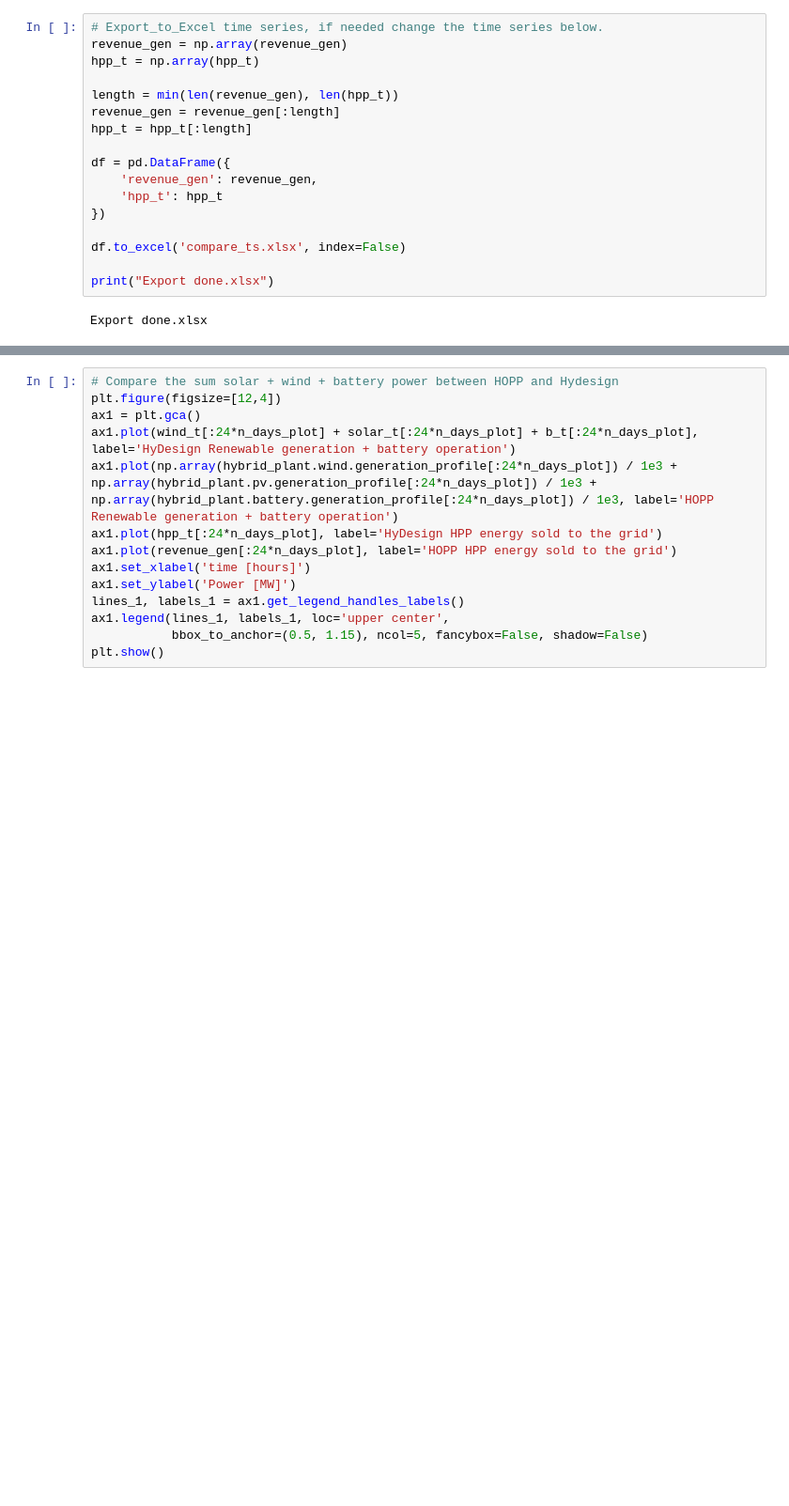
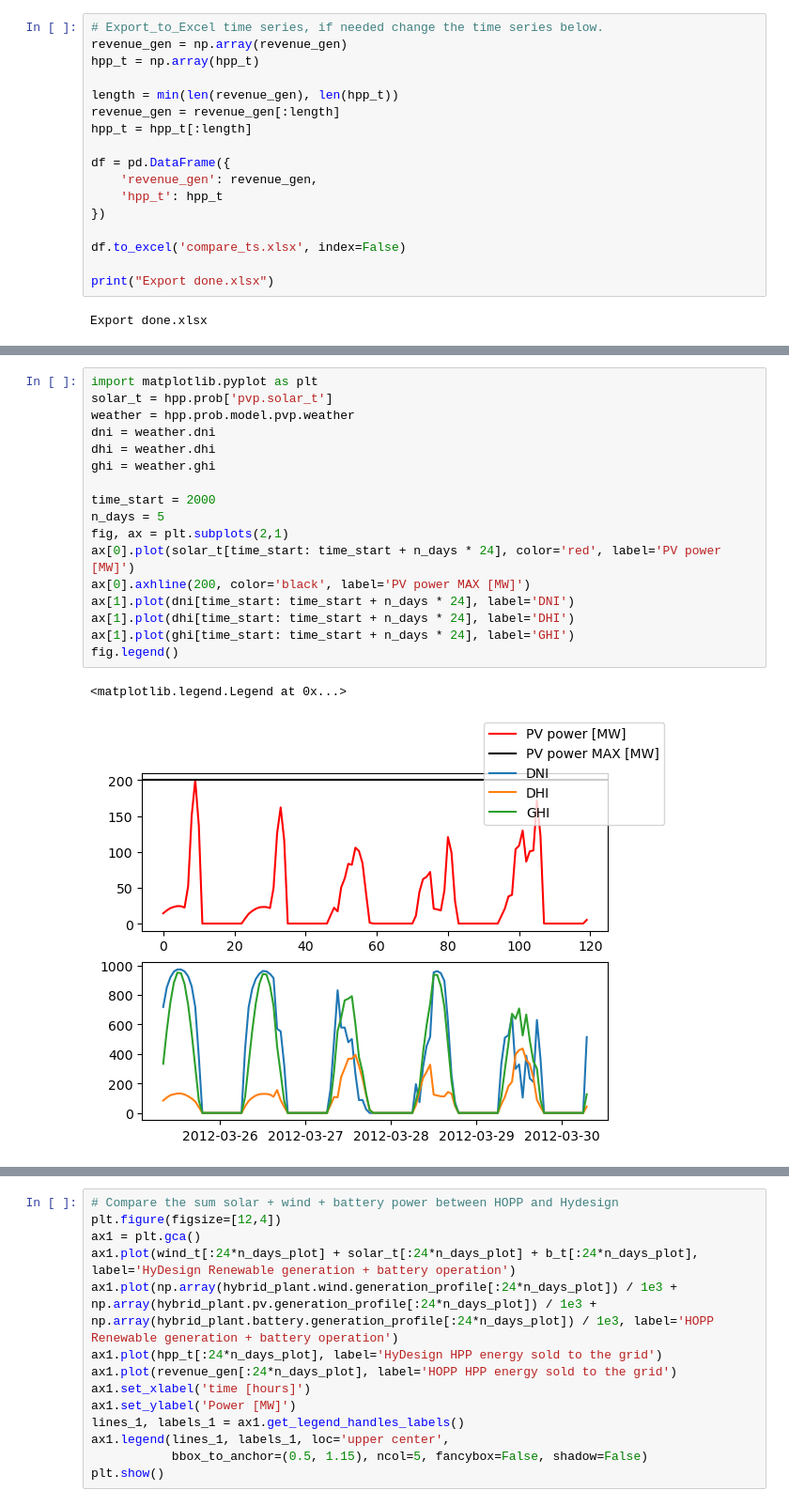
Before and after one commit to IEAWindTask50/tool-benchmarking, a Jupyter notebook: North_America/Texas/texas_case.ipynb, the cells around one changed output, grey strips where cells are left out. Shown at 94% size. Saved outputs shown, nothing was run; the diff lists cells and outputs as text; blank space fills up the shorter version.

```diff
--- a/North_America/Texas/texas_case.ipynb
+++ b/North_America/Texas/texas_case.ipynb
@@ -255,0 +397,20 @@ plt.show()
+# %%
+import matplotlib.pyplot as plt
+solar_t = hpp.prob['pvp.solar_t']
+weather = hpp.prob.model.pvp.weather
+dni = weather.dni
+dhi = weather.dhi
+ghi = weather.ghi
+
+time_start = 2000
+n_days = 5
+fig, ax = plt.subplots(2,1)
+ax[0].plot(solar_t[time_start: time_start + n_days * 24], color='red', label='PV power [MW]')
+ax[0].axhline(200, color='black', label='PV power MAX [MW]')
+ax[1].plot(dni[time_start: time_start + n_days * 24], label='DNI')
+ax[1].plot(dhi[time_start: time_start + n_days * 24], label='DHI')
+ax[1].plot(ghi[time_start: time_start + n_days * 24], label='GHI')
+fig.legend()
+# %% [output]
+<matplotlib.legend.Legend at 0x...>
+[figure, added]
```
Also changed, not shown: parts of 9 cells of this notebook.
